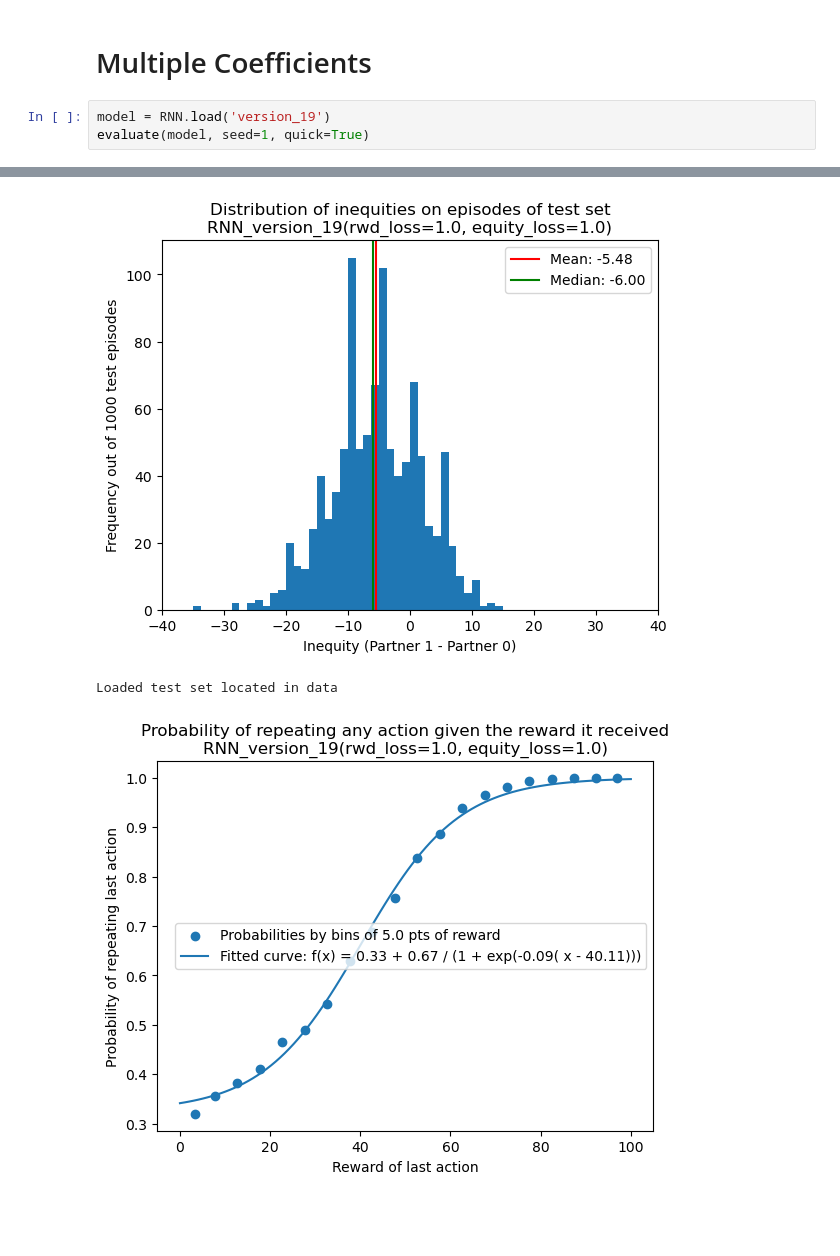
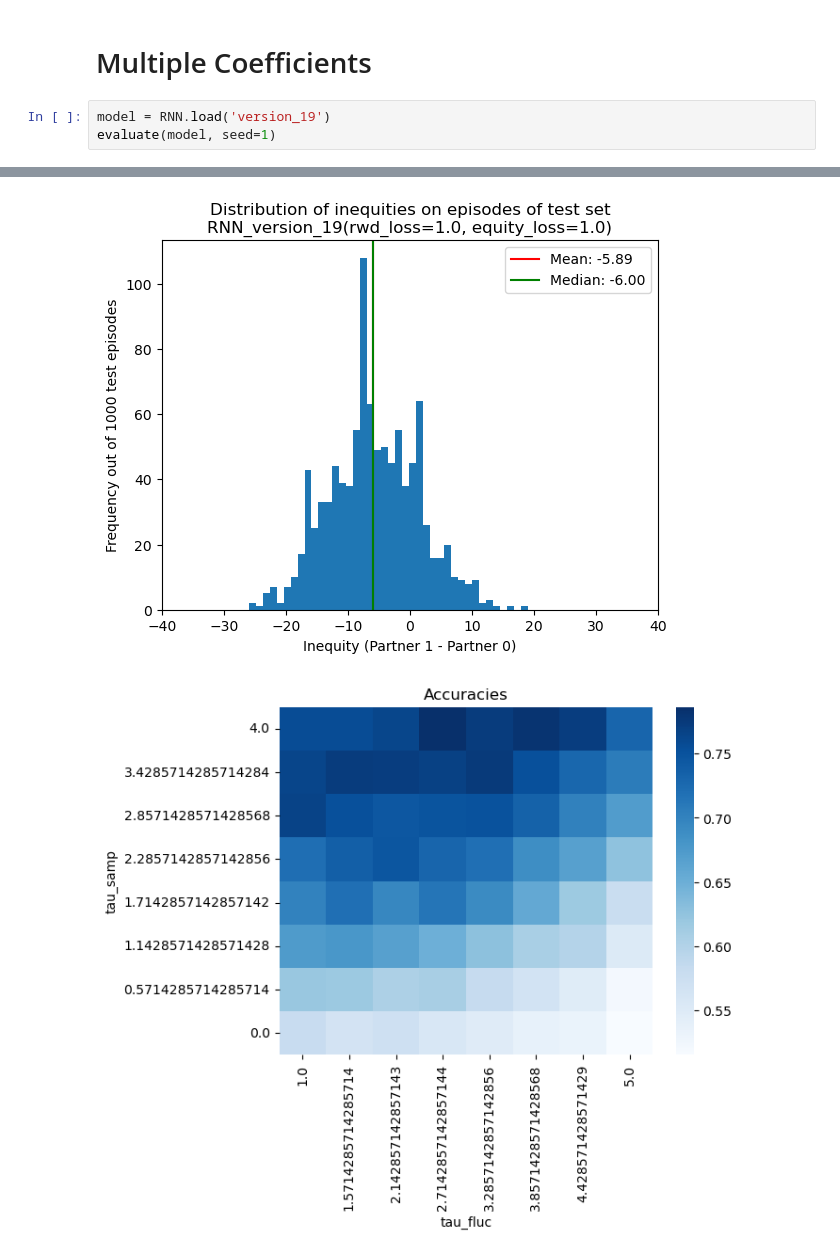
Before and after one commit to atrudel/social_bandit, a Jupyter notebook: visualization.ipynb, the cells around one changed output, grey strips where cells are left out. Cells and saved outputs as stored; diff of their text form; blank space fills up the shorter version.

```diff
--- a/visualization.ipynb
+++ b/visualization.ipynb
@@ -99,6 +97,6 @@ Loaded test set located in data
 # Multiple Coefficients
 # %%
 model = RNN.load('version_19')
-evaluate(model, seed=1, quick=True)
+evaluate(model, seed=1)
 # %% [output]
 Loading RNN (version_19) - checkpoint from lightning_logs/version_19/checkpoints/epoch=136-step=13700.ckpt
@@ -110,3 +107,2 @@ Avg. Inequity on test set: -5.479
-[figure, old version]
+[figure, new version]
-Loaded test set located in data
-[figure, old version]
+[figure, new version]
```
Also changed, not shown: parts of 4 cells of this notebook, 3 other files.
